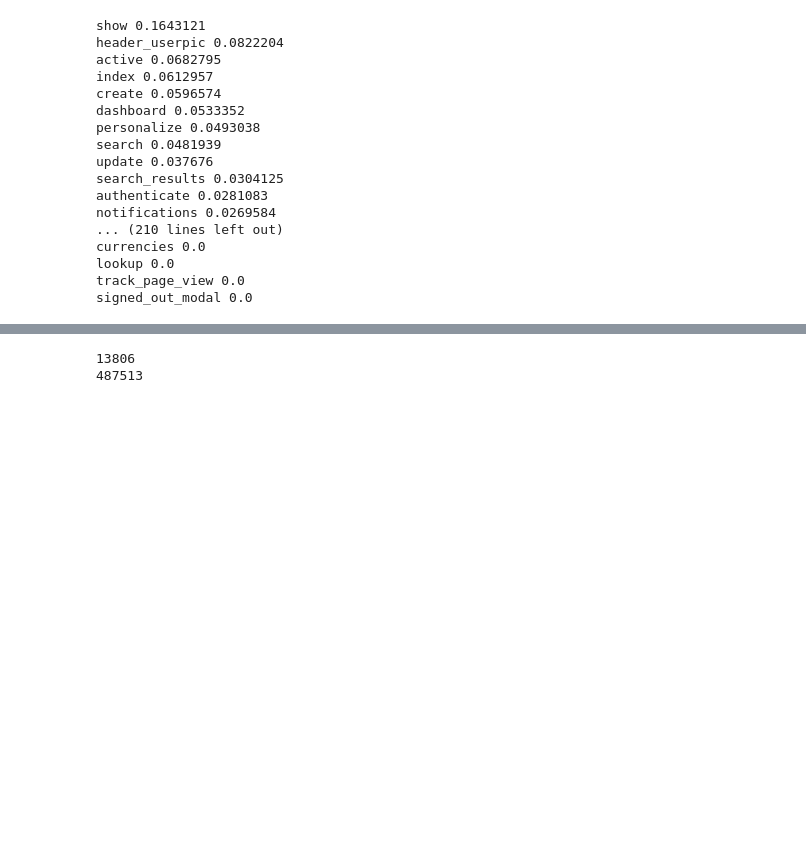
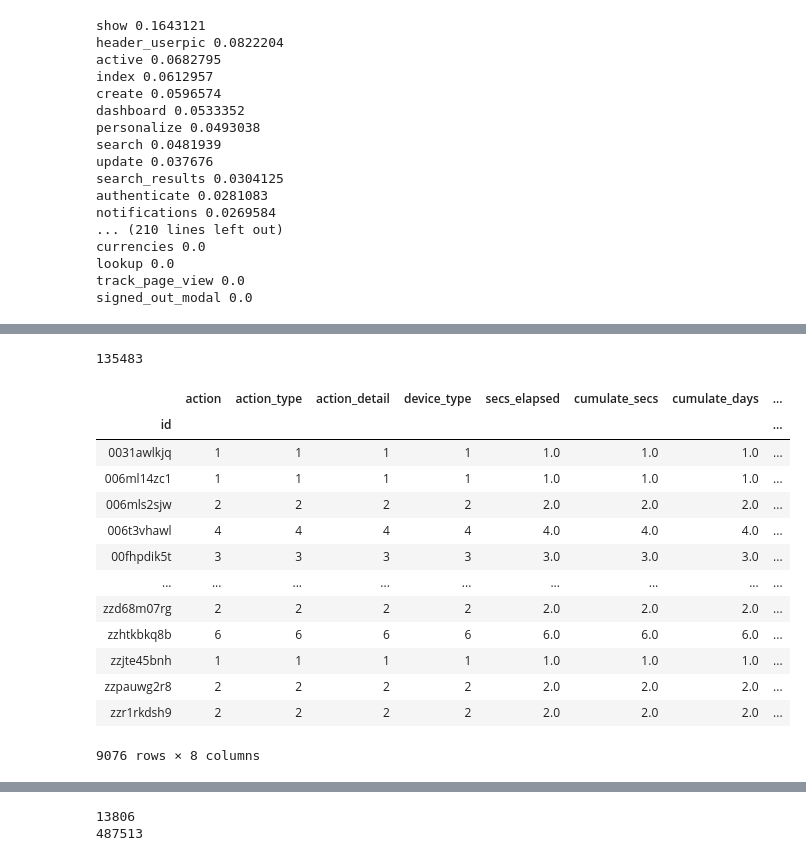
Before and after one commit to seonnyseo/data_analysis, a Jupyter notebook: airbnb_recruiting_new_user_bookings/notebook/eda.ipynb, the cells around one changed output, grey strips where cells are left out. Saved outputs shown, nothing was run; the diff lists cells and outputs as text; code cells hidden in the pictures; blank space fills up the shorter version.

```diff
--- a/airbnb_recruiting_new_user_bookings/notebook/eda.ipynb
+++ b/airbnb_recruiting_new_user_bookings/notebook/eda.ipynb
@@ -715,0 +726,21 @@ signed_out_modal 0.0
+# %%
+len(sessions.id.unique())
+# %% [output]
+135483
+# %%
+sessions[sessions.action.str.contains('referr',na = False)].groupby(['id']).agg(len)
+# %% [output]
+|  | action | action_type | action_detail | device_type | secs_elapsed | cumulate_secs | cumulate_days | ... |
+| id |  |  |  |  |  |  |  | ... |
+| 0031awlkjq | 1 | 1 | 1 | 1 | 1.0 | 1.0 | 1.0 | ... |
+| 006ml14zc1 | 1 | 1 | 1 | 1 | 1.0 | 1.0 | 1.0 | ... |
+| 006mls2sjw | 2 | 2 | 2 | 2 | 2.0 | 2.0 | 2.0 | ... |
+| 006t3vhawl | 4 | 4 | 4 | 4 | 4.0 | 4.0 | 4.0 | ... |
+| 00fhpdik5t | 3 | 3 | 3 | 3 | 3.0 | 3.0 | 3.0 | ... |
+| ... | ... | ... | ... | ... | ... | ... | ... | ... |
+| zzd68m07rg | 2 | 2 | 2 | 2 | 2.0 | 2.0 | 2.0 | ... |
+| zzhtkbkq8b | 6 | 6 | 6 | 6 | 6.0 | 6.0 | 6.0 | ... |
+| zzjte45bnh | 1 | 1 | 1 | 1 | 1.0 | 1.0 | 1.0 | ... |
+| zzpauwg2r8 | 2 | 2 | 2 | 2 | 2.0 | 2.0 | 2.0 | ... |
+| zzr1rkdsh9 | 2 | 2 | 2 | 2 | 2.0 | 2.0 | 2.0 | ... |
+9076 rows × 8 columns
```
Also changed, not shown: parts of 13 cells of this notebook.
